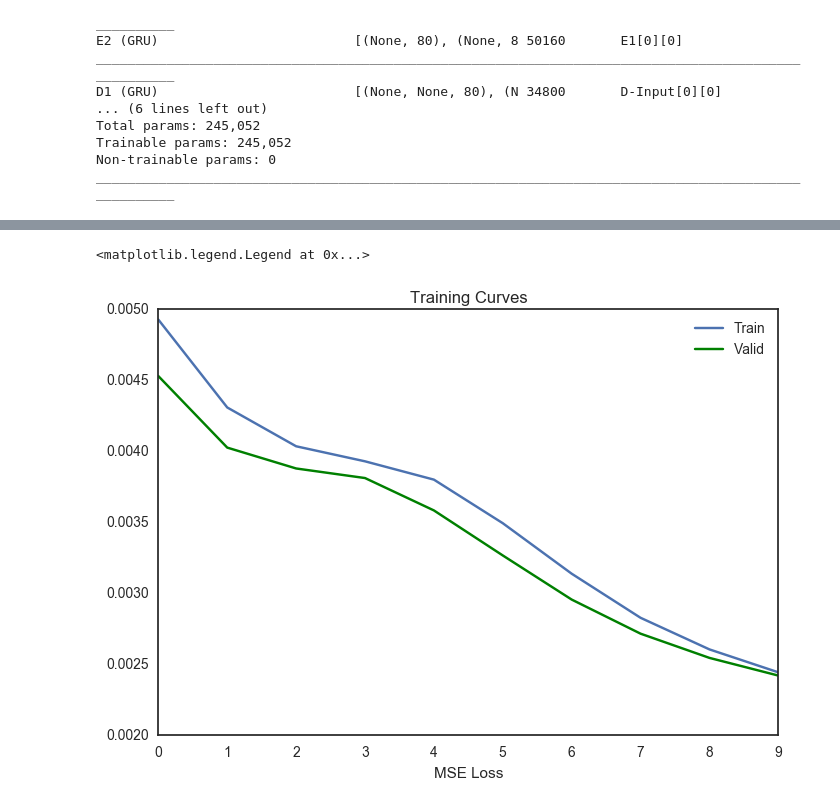
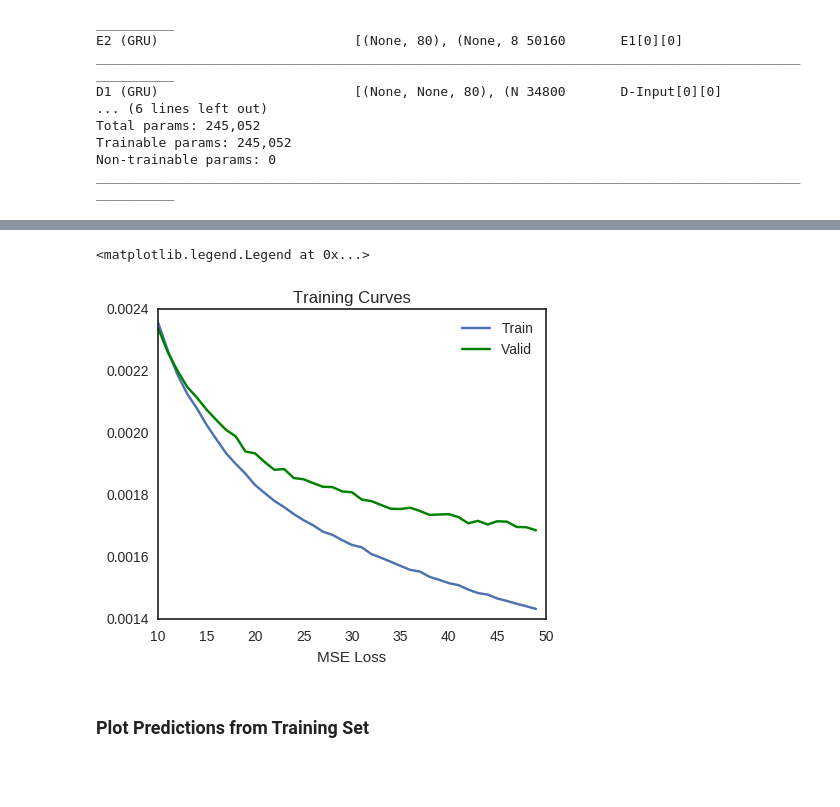
Before and after one commit to thayermldac/vae, a Jupyter notebook: RecoNet.ipynb, the cells around one changed output, grey strips where cells are left out. Saved outputs shown, nothing was run; the diff lists cells and outputs as text; code cells hidden in the pictures; blank space fills up the shorter version.

Commit message:
model training and predicting as expected

```diff
--- a/RecoNet.ipynb
+++ b/RecoNet.ipynb
@@ -191,7 +194,7 @@ D2  = 100
 # %%
 # Encoder
 x      = Input(shape=specg_size,name='E-Input')
-e1     = GRU(E1,activation='',return_sequences=True,name='E1')(x)
+e1     = GRU(E1,return_sequences=True,name='E1')(x)
 encode = GRU(E2,return_state='True',name='E2')
 _,este = encode(e1)       # discard encoder output, use only state
 # %%
@@ -230,7 +233,7 @@ ________________________________________________________________________________
 # Train Model
 log = model.fit([x_train, d_train], y_train,
               batch_size=32,
-              epochs=10,
+              epochs=50,
               validation_split=0.2,
               initial_epoch=10)
 # %% [output]
@@ -255,11 +279,14 @@ Epoch 10/10
 # %%
 # Training Curves
+plt.figure(figsize=(5,4))
 plt.plot(log.epoch,log.history['loss'])
 plt.plot(log.epoch,log.history['val_loss'],'g')
 plt.title('Training Curves')
 plt.xlabel('Epochs')
 plt.xlabel('MSE Loss')
 plt.legend(['Train','Valid'])
 # %% [output]
 <matplotlib.legend.Legend at 0x...>
-[figure, old version]
+[figure, new version]
+# %% [markdown]
+### Plot Predictions from Training Set
```
Also changed, not shown: parts of 10 cells of this notebook, 2 other files.
